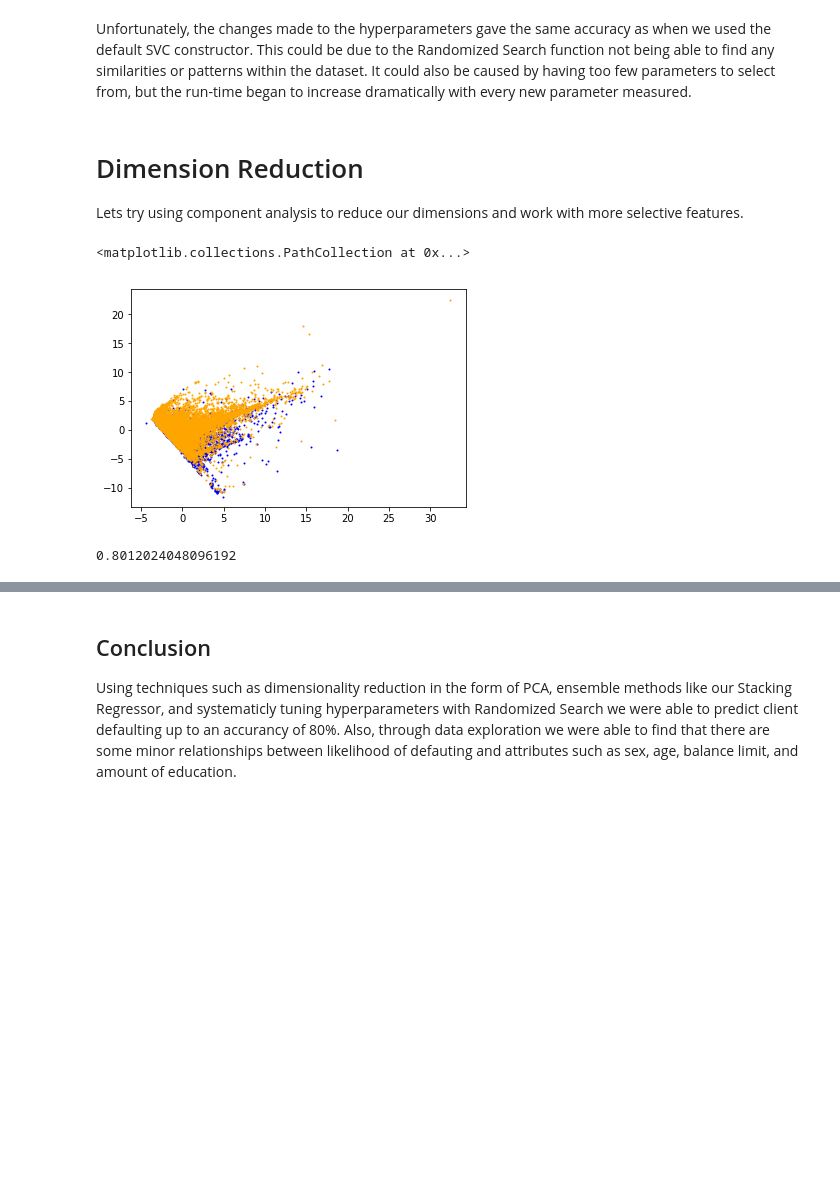
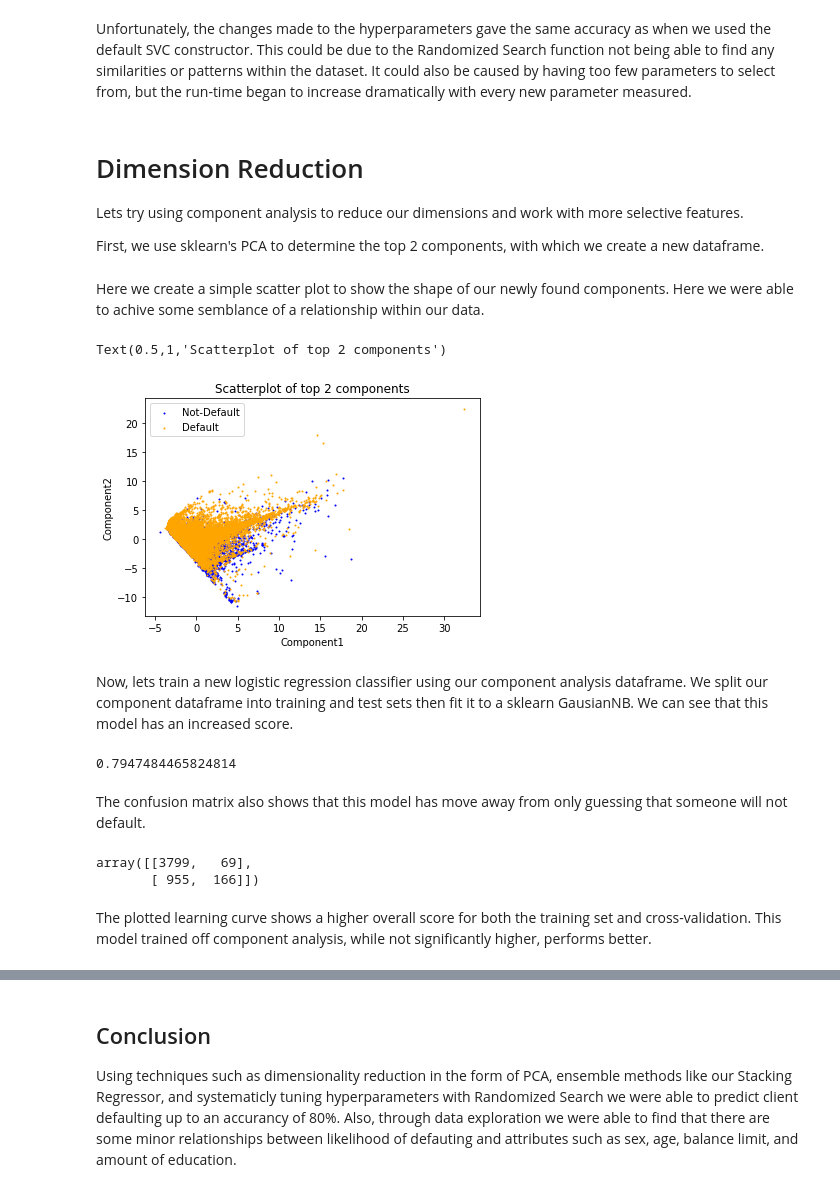
Before and after one commit to DerekMcFate/MachineLearningProject, a Jupyter notebook: MachineLearningProject.ipynb, the cells around one changed output, grey strips where cells are left out. Cells and saved outputs as stored; diff of their text form; code cells hidden in the pictures; blank space fills up the shorter version.

```diff
--- a/MachineLearningProject.ipynb
+++ b/MachineLearningProject.ipynb
@@ -234,6 +234,8 @@ Unfortunately, the changes made to the hyperparameters gave the same accuracy as
 # Dimension Reduction
 
 Lets try using component analysis to reduce our dimensions and work with more selective features.
+
+First, we use sklearn's PCA to determine the top 2 components, with which we create a new dataframe.
 # %%
 prince = PCA(n_components=2)
 comps = pd.DataFrame(prince.fit_transform(datScale), columns=['pc1', 'pc2'])
@@ -241,23 +243,41 @@ comps = pd.DataFrame(prince.fit_transform(datScale), columns=['pc1', 'pc2'])
 comps['DEFAULT'] = dat['DEFAULT']
 for i in range(0, dat.shape[0]):
     comps['DEFAULT'][i] = dat['DEFAULT'][i]
+# %% [markdown]
+Here we create a simple scatter plot to show the shape of our newly found components. Here we were able to achive some semblance of a relationship within our data.
 # %%
 spl = comps[comps['DEFAULT'] == 1]
 spl2 = comps[comps['DEFAULT'] == 0]
 
 plt.scatter(spl['pc1'], spl['pc2'], color='blue', s=1)
 plt.scatter(spl2['pc1'], spl2['pc2'], color='orange', s=1)
+plt.xlabel("Component1")
+plt.ylabel("Component2")
+plt.legend(['Not-Default', 'Default'])
+plt.title("Scatterplot of top 2 components")
 # %% [output]
-<matplotlib.collections.PathCollection at 0x...>
+Text(0.5,1,'Scatterplot of top 2 components')
-[figure, old version]
+[figure, new version]
+# %% [markdown]
+Now, lets train a new logistic regression classifier using our component analysis dataframe. We split our component dataframe into training and test sets then fit it to a sklearn GausianNB. We can see that this model has an increased score.
 # %%
 Xtrain, Xtest, ytrain, ytest = train_test_split(comps.drop(columns=['DEFAULT']),
                                                            comps['DEFAULT'],
-                                                           test_size=0.1)
+                                                           test_size=0.2)
 
-nb = GaussianNB()
-nb.fit(Xtrain, ytrain)
-nb.score(Xtest, ytest)
+logi = LogisticRegression()
+logi.fit(Xtrain, ytrain)
+logi.score(Xtest, ytest)
 # %% [output]
-0.8012024048096192
+0.7947484465824814
+# %% [markdown]
+The confusion matrix also shows that this model has move away from only guessing that someone will not default.
+# %%
+pred = logi.predict(pd.DataFrame(Xtest))
+confusion_matrix(ytest, pred)
+# %% [output]
+array([[3799,   69],
+       [ 955,  166]])
+# %% [markdown]
+The plotted learning curve shows a higher overall score for both the training set and cross-validation. This model trained off component analysis, while not significantly higher, performs better.
 # %%
```
Also changed, not shown: parts of 15 cells of this notebook.
